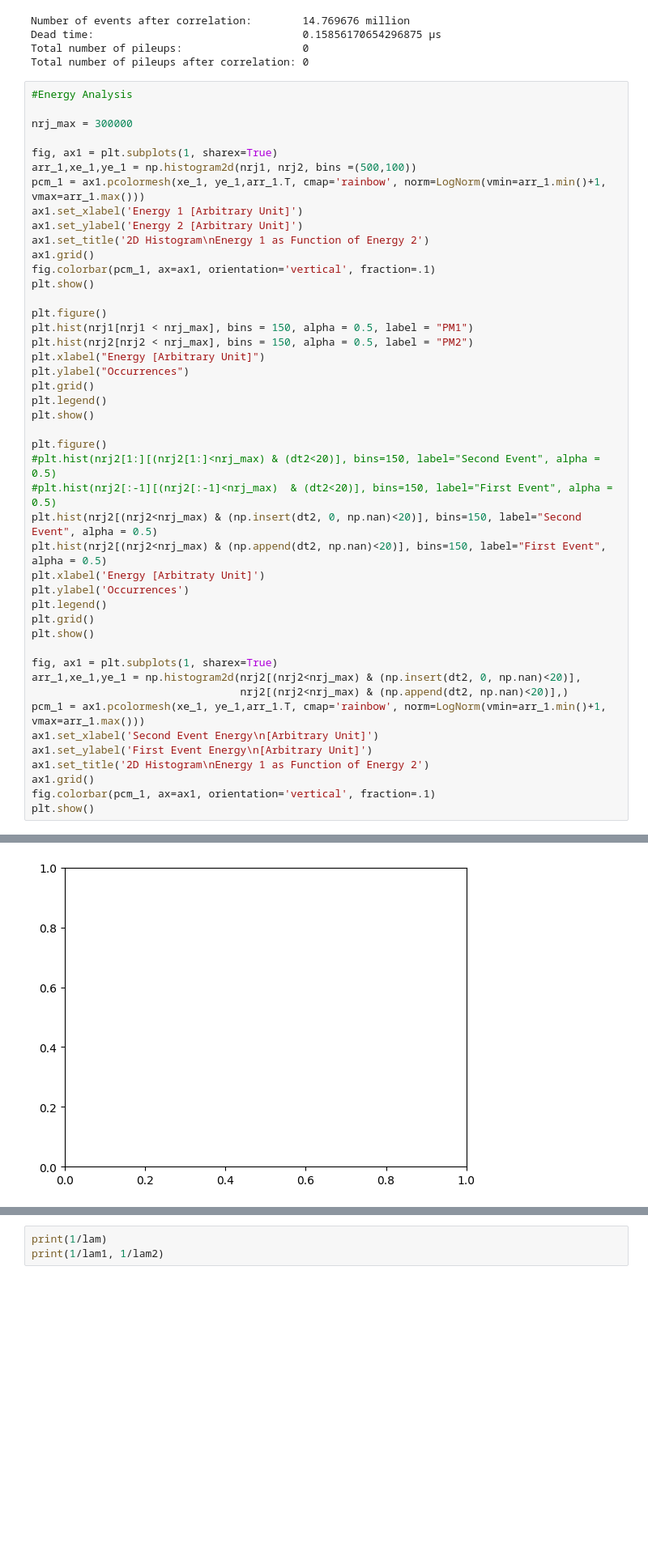
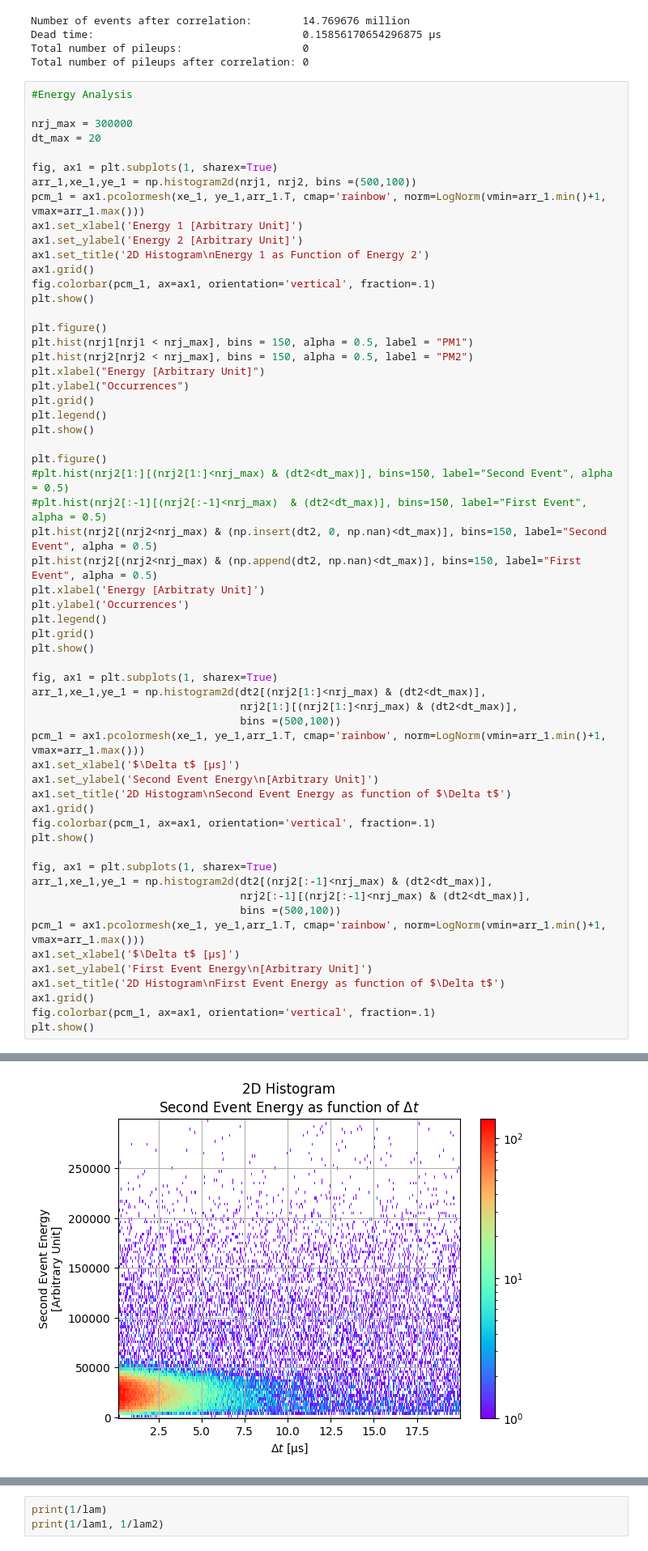
Before and after one commit to hindtaibi/BigMuoneXperiment, a Jupyter notebook: BigAnalysis.ipynb, the cells around one changed output, grey strips where cells are left out. Shown: that part at 81% size. Saved outputs shown, nothing was run; the diff lists cells and outputs as text; blank space fills up the shorter version.

```diff
--- a/BigAnalysis.ipynb
+++ b/BigAnalysis.ipynb
@@ -57,6 +57,7 @@ Total number of pileups after correlation: 0
 #Energy Analysis
 
 nrj_max = 300000
+dt_max = 20
 
 fig, ax1 = plt.subplots(1, sharex=True)
 arr_1,xe_1,ye_1 = np.histogram2d(nrj1, nrj2, bins =(500,100))
@@ -78,10 +79,10 @@ plt.legend()
 plt.show()
 
 plt.figure()
-#plt.hist(nrj2[1:][(nrj2[1:]<nrj_max) & (dt2<20)], bins=150, label="Second Event", alpha = 0.5)
-#plt.hist(nrj2[:-1][(nrj2[:-1]<nrj_max)  & (dt2<20)], bins=150, label="First Event", alpha = 0.5)
-plt.hist(nrj2[(nrj2<nrj_max) & (np.insert(dt2, 0, np.nan)<20)], bins=150, label="Second Event", alpha = 0.5)
-plt.hist(nrj2[(nrj2<nrj_max) & (np.append(dt2, np.nan)<20)], bins=150, label="First Event", alpha = 0.5)
+#plt.hist(nrj2[1:][(nrj2[1:]<nrj_max) & (dt2<dt_max)], bins=150, label="Second Event", alpha = 0.5)
+#plt.hist(nrj2[:-1][(nrj2[:-1]<nrj_max)  & (dt2<dt_max)], bins=150, label="First Event", alpha = 0.5)
+plt.hist(nrj2[(nrj2<nrj_max) & (np.insert(dt2, 0, np.nan)<dt_max)], bins=150, label="Second Event", alpha = 0.5)
+plt.hist(nrj2[(nrj2<nrj_max) & (np.append(dt2, np.nan)<dt_max)], bins=150, label="First Event", alpha = 0.5)
 plt.xlabel('Energy [Arbitraty Unit]')
 plt.ylabel('Occurrences')
 plt.legend()
@@ -89,15 +90,28 @@ plt.grid()
 plt.show()
 
 fig, ax1 = plt.subplots(1, sharex=True)
-arr_1,xe_1,ye_1 = np.histogram2d(nrj2[(nrj2<nrj_max) & (np.insert(dt2, 0, np.nan)<20)],
-                                 nrj2[(nrj2<nrj_max) & (np.append(dt2, np.nan)<20)],)
+arr_1,xe_1,ye_1 = np.histogram2d(dt2[(nrj2[1:]<nrj_max) & (dt2<dt_max)],
+                                 nrj2[1:][(nrj2[1:]<nrj_max) & (dt2<dt_max)],
+                                 bins =(500,100))
 pcm_1 = ax1.pcolormesh(xe_1, ye_1,arr_1.T, cmap='rainbow', norm=LogNorm(vmin=arr_1.min()+1, vmax=arr_1.max()))
-ax1.set_xlabel('Second Event Energy\n[Arbitrary Unit]')
-ax1.set_ylabel('First Event Energy\n[Arbitrary Unit]')
-ax1.set_title('2D Histogram\nEnergy 1 as Function of Energy 2')
+ax1.set_xlabel('$\Delta t$ [µs]')
+ax1.set_ylabel('Second Event Energy\n[Arbitrary Unit]')
+ax1.set_title('2D Histogram\nSecond Event Energy as function of $\Delta t$')
 ax1.grid()
 fig.colorbar(pcm_1, ax=ax1, orientation='vertical', fraction=.1)
 plt.show()
+
+fig, ax1 = plt.subplots(1, sharex=True)
+arr_1,xe_1,ye_1 = np.histogram2d(dt2[(nrj2[:-1]<nrj_max) & (dt2<dt_max)],
+                                 nrj2[:-1][(nrj2[:-1]<nrj_max) & (dt2<dt_max)],
+                                 bins =(500,100))
+pcm_1 = ax1.pcolormesh(xe_1, ye_1,arr_1.T, cmap='rainbow', norm=LogNorm(vmin=arr_1.min()+1, vmax=arr_1.max()))
+ax1.set_xlabel('$\Delta t$ [µs]')
+ax1.set_ylabel('First Event Energy\n[Arbitrary Unit]')
+ax1.set_title('2D Histogram\nFirst Event Energy as function of $\Delta t$')
+ax1.grid()
+fig.colorbar(pcm_1, ax=ax1, orientation='vertical', fraction=.1)
+plt.show()
 # %% [output]
 [figure]
 [figure]
@@ -123 +119 @@ AssertionError: wrong color format 'ansiyellow'
-[figure, old version]
+[figure, new version]
```
Also changed, not shown: parts of 1 cell of this notebook, 1 other file.
